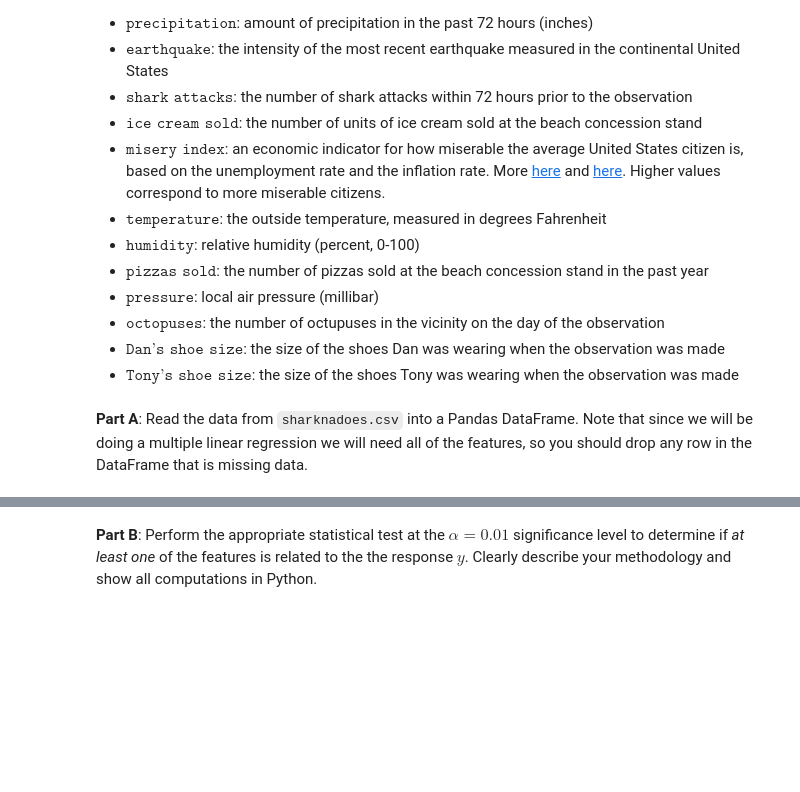
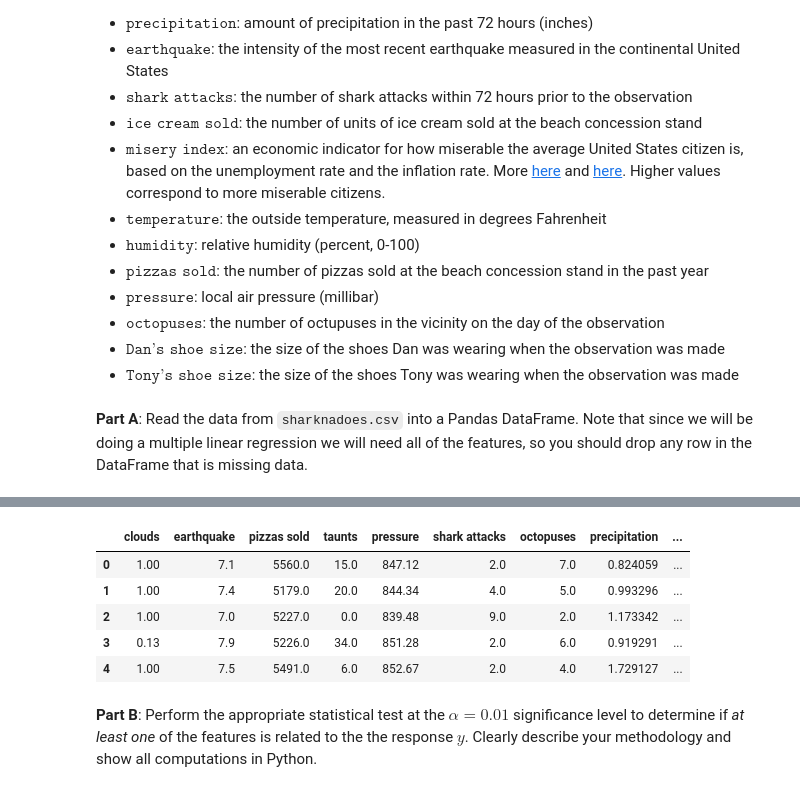
Before and after one commit to franklinharvey/csci3022, a Jupyter notebook: practicum/practicum_Harvey_Frank.ipynb, the cells around one changed output, grey strips where cells are left out. Cells and saved outputs as stored; diff of their text form; code cells hidden in the pictures; blank space fills up the shorter version.

```diff
--- a/practicum/practicum_Harvey_Frank.ipynb
+++ b/practicum/practicum_Harvey_Frank.ipynb
@@ -372,2 +319,12 @@ OLS Regression Results
+# %%
+dfShark = pd.read_csv('data/sharknadoes.csv').dropna()
+dfShark.head()
+# %% [output]
+|  | clouds | earthquake | pizzas sold | taunts | pressure | shark attacks | octopuses | precipitation | ... |
+| 0 | 1.00 | 7.1 | 5560.0 | 15.0 | 847.12 | 2.0 | 7.0 | 0.824059 | ... |
+| 1 | 1.00 | 7.4 | 5179.0 | 20.0 | 844.34 | 4.0 | 5.0 | 0.993296 | ... |
+| 2 | 1.00 | 7.0 | 5227.0 | 0.0 | 839.48 | 9.0 | 2.0 | 1.173342 | ... |
+| 3 | 0.13 | 7.9 | 5226.0 | 34.0 | 851.28 | 2.0 | 6.0 | 0.919291 | ... |
+| 4 | 1.00 | 7.5 | 5491.0 | 6.0 | 852.67 | 2.0 | 4.0 | 1.729127 | ... |
 # %% [markdown]
 **Part B**: Perform the appropriate statistical test at the $\alpha = 0.01$ significance level to determine if _at least one_ of the features is related to the the response $y$.  Clearly describe your methodology and show all computations in Python.
```
Also changed, not shown: parts of 6 cells of this notebook.
